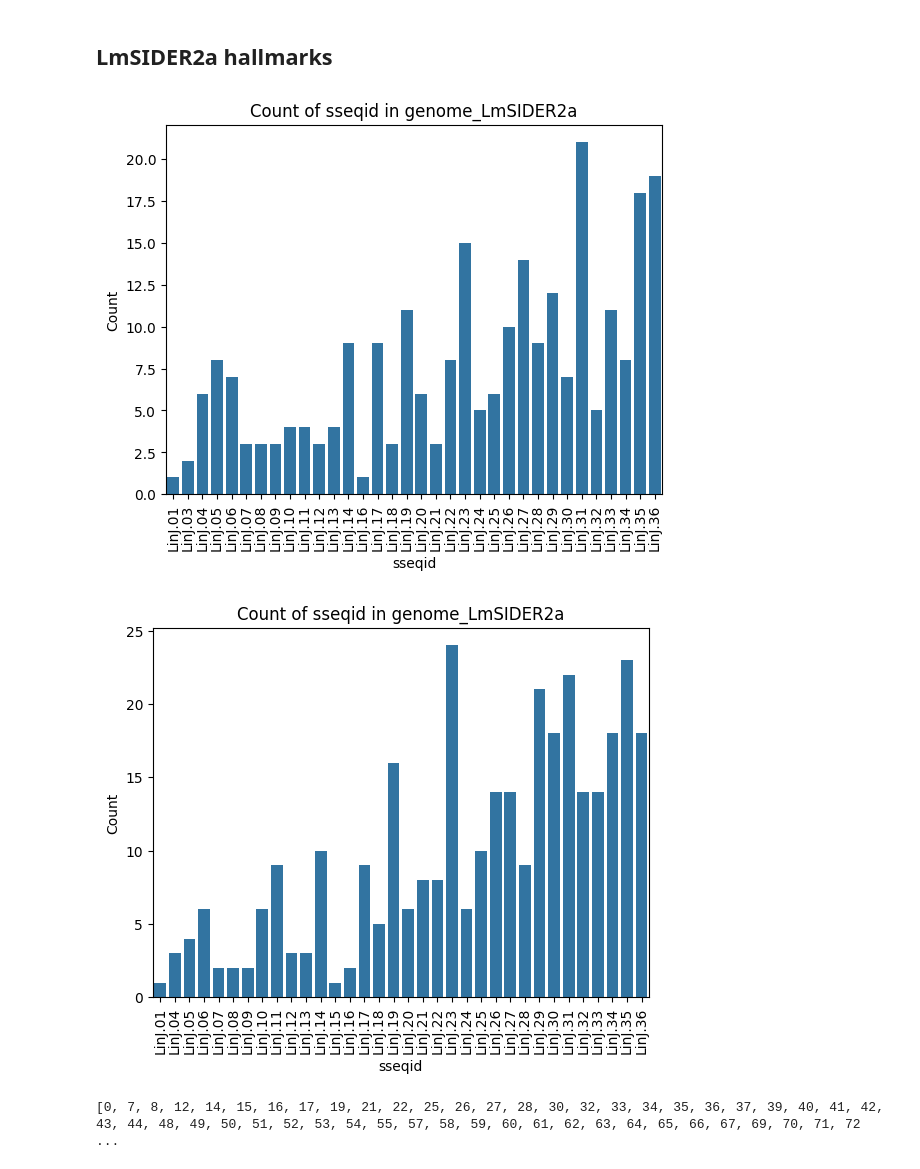
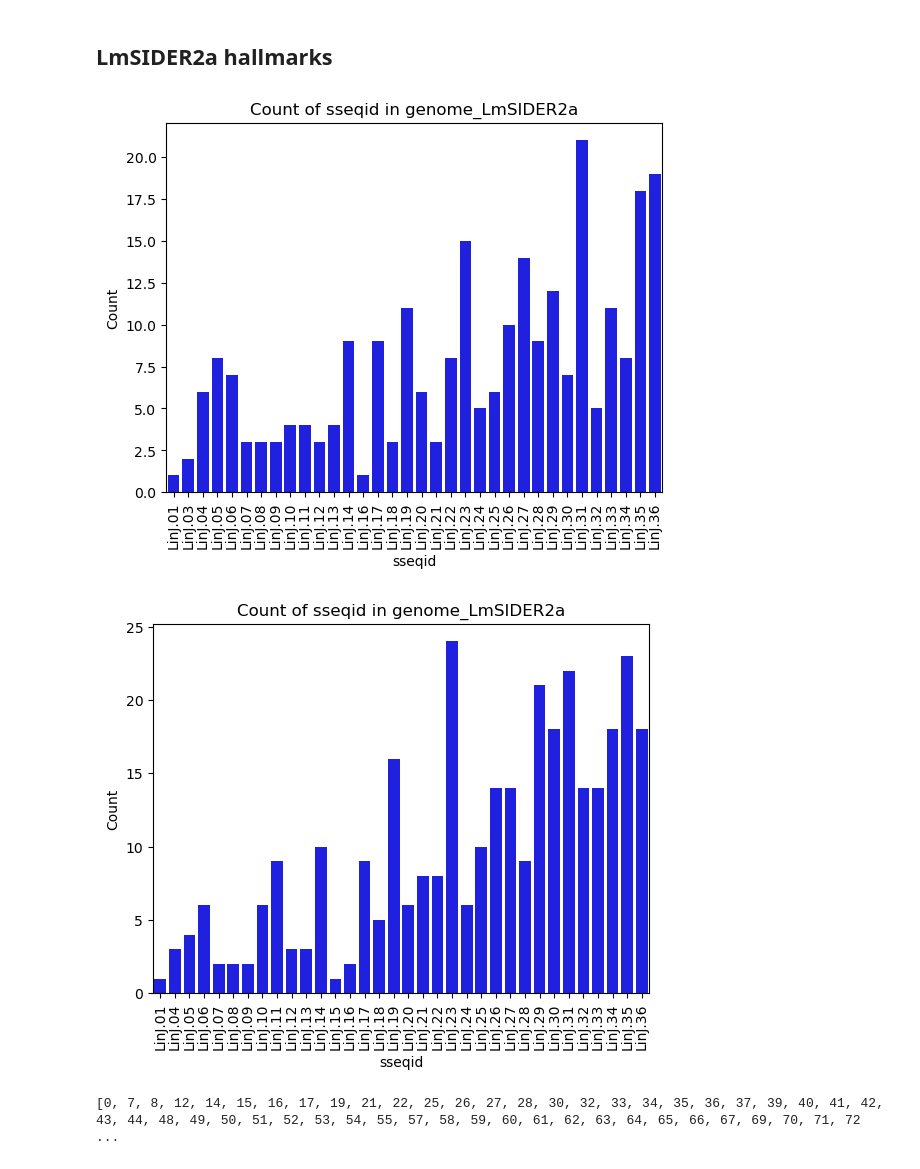
Before and after one commit to Viskuit/Test_BEDOPS, a Jupyter notebook: 7.LmSIDERa_and_LmSIDERb_hallmark_BLASTn/compare_hallmarks_files.ipynb, the cells around one changed output. Saved outputs shown, nothing was run; the diff lists cells and outputs as text; code cells hidden in the pictures.

```diff
--- a/7.LmSIDERa_and_LmSIDERb_hallmark_BLASTn/compare_hallmarks_files.ipynb
+++ b/7.LmSIDERa_and_LmSIDERb_hallmark_BLASTn/compare_hallmarks_files.ipynb
@@ -133,7 +133,7 @@ Name: count, dtype: int64
  ## LmSIDER2a hallmarks
 # %%
 # Plot the frequency by chromosome
-sns.countplot(x="sseqid", data=genome_LmSIDER2a)
+sns.countplot(x="sseqid", data=genome_LmSIDER2a,color="blue")
 plt.title("Count of sseqid in genome_LmSIDER2a")
 plt.xlabel("sseqid")
 plt.ylabel("Count")
@@ -141,18 +141,18 @@ plt.xticks(rotation=90)
 # plt.tight_layout()
 plt.show()
 # %% [output]
-[figure, old version]
+[figure, new version]
 # %%
 # Count the number of frequency by chromosome
-sns.countplot(x="sseqid", data=mine_LmSIDER2a)
+sns.countplot(x="sseqid", data=mine_LmSIDER2a, color="blue")
 plt.title("Count of sseqid in genome_LmSIDER2a")
 plt.xlabel("sseqid")
 plt.ylabel("Count")
 plt.xticks(rotation=90)
 # plt.tight_layout()
 plt.show()
 # %% [output]
-[figure, old version]
+[figure, new version]
 # %%
 # Let's group them by chromosome
 grouped_genome_LmSIDER2a = genome_LmSIDER2a.groupby("sseqid")
```
Also changed, not shown: parts of 5 cells of this notebook, 15 other files.
